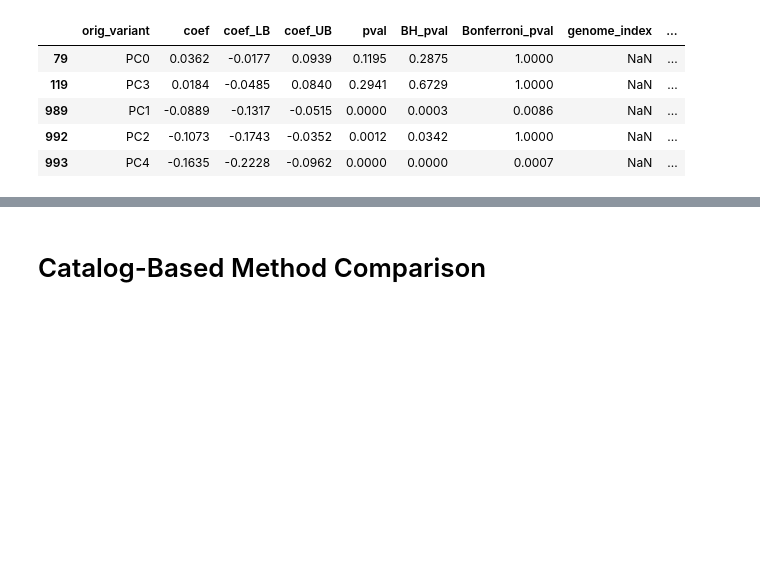
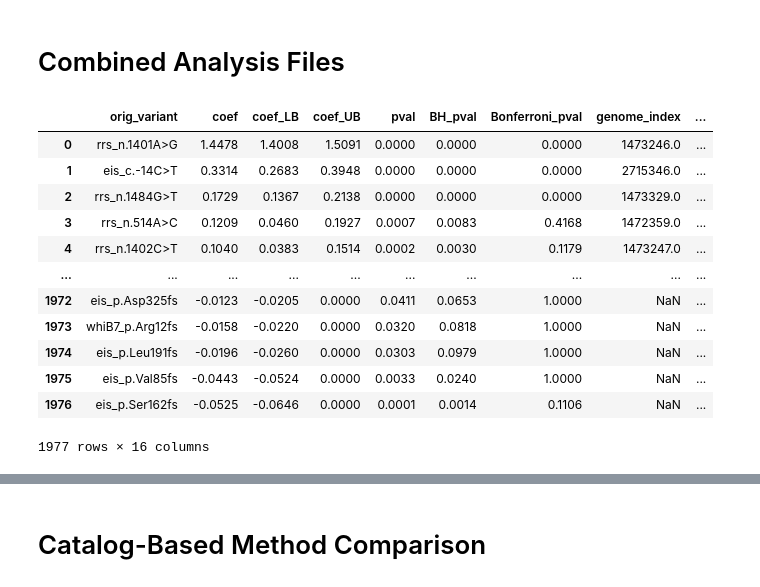
Before and after one commit to farhat-lab/who-analysis, a Jupyter notebook: analysis/analysis.ipynb, the cells around one changed output, grey strips where cells are left out. Drawn from its saved outputs; the diff is of its cells as text; code cells hidden in the pictures; blank space fills up the shorter version.

```diff
--- a/analysis/analysis.ipynb
+++ b/analysis/analysis.ipynb
@@ -105,9 +16,27 @@ df = pd.read_csv("/n/data1/hms/dbmi/farhat/ye12/who/analysis/Moxifloxacin/tiers=
-# %%
-df.loc[df["orig_variant"].str.contains("PC")]
-# %% [output]
-|  | orig_variant | coef | coef_LB | coef_UB | pval | BH_pval | Bonferroni_pval | genome_index | ... |
-| 79 | PC0 | 0.0362 | -0.0177 | 0.0939 | 0.1195 | 0.2875 | 1.0000 | NaN | ... |
-| 119 | PC3 | 0.0184 | -0.0485 | 0.0840 | 0.2941 | 0.6729 | 1.0000 | NaN | ... |
-| 989 | PC1 | -0.0889 | -0.1317 | -0.0515 | 0.0000 | 0.0003 | 0.0086 | NaN | ... |
-| 992 | PC2 | -0.1073 | -0.1743 | -0.0352 | 0.0012 | 0.0342 | 1.0000 | NaN | ... |
-| 993 | PC4 | -0.1635 | -0.2228 | -0.0962 | 0.0000 | 0.0000 | 0.0007 | NaN | ... |
+# %% [markdown]
+# Combined Analysis Files
+# %%
+drug = "Moxifloxacin"
+mxf_analysis = pd.read_csv(f"/n/data1/hms/dbmi/farhat/ye12/who/analysis/{drug}/final_analysis.csv")
+
+drug = "Levofloxacin"
+lev_analysis = pd.read_csv(f"/n/data1/hms/dbmi/farhat/ye12/who/analysis/{drug}/final_analysis.csv")
+
+drug = "Amikacin"
+ami_analysis = pd.read_csv(f"/n/data1/hms/dbmi/farhat/ye12/who/analysis/{drug}/final_analysis.csv")
+# %%
+ami_analysis
+# %% [output]
+|  | orig_variant | coef | coef_LB | coef_UB | pval | BH_pval | Bonferroni_pval | genome_index | ... |
+| 0 | rrs_n.1401A>G | 1.4478 | 1.4008 | 1.5091 | 0.0000 | 0.0000 | 0.0000 | 1473246.0 | ... |
+| 1 | eis_c.-14C>T | 0.3314 | 0.2683 | 0.3948 | 0.0000 | 0.0000 | 0.0000 | 2715346.0 | ... |
+| 2 | rrs_n.1484G>T | 0.1729 | 0.1367 | 0.2138 | 0.0000 | 0.0000 | 0.0000 | 1473329.0 | ... |
+| 3 | rrs_n.514A>C | 0.1209 | 0.0460 | 0.1927 | 0.0007 | 0.0083 | 0.4168 | 1472359.0 | ... |
+| 4 | rrs_n.1402C>T | 0.1040 | 0.0383 | 0.1514 | 0.0002 | 0.0030 | 0.1179 | 1473247.0 | ... |
+| ... | ... | ... | ... | ... | ... | ... | ... | ... | ... |
+| 1972 | eis_p.Asp325fs | -0.0123 | -0.0205 | 0.0000 | 0.0411 | 0.0653 | 1.0000 | NaN | ... |
+| 1973 | whiB7_p.Arg12fs | -0.0158 | -0.0220 | 0.0000 | 0.0320 | 0.0818 | 1.0000 | NaN | ... |
+| 1974 | eis_p.Leu191fs | -0.0196 | -0.0260 | 0.0000 | 0.0303 | 0.0979 | 1.0000 | NaN | ... |
+| 1975 | eis_p.Val85fs | -0.0443 | -0.0524 | 0.0000 | 0.0033 | 0.0240 | 1.0000 | NaN | ... |
+| 1976 | eis_p.Ser162fs | -0.0525 | -0.0646 | 0.0000 | 0.0001 | 0.0014 | 0.1106 | NaN | ... |
+1977 rows × 16 columns
```
Also changed, not shown: parts of 12 cells of this notebook, 3 other files.
